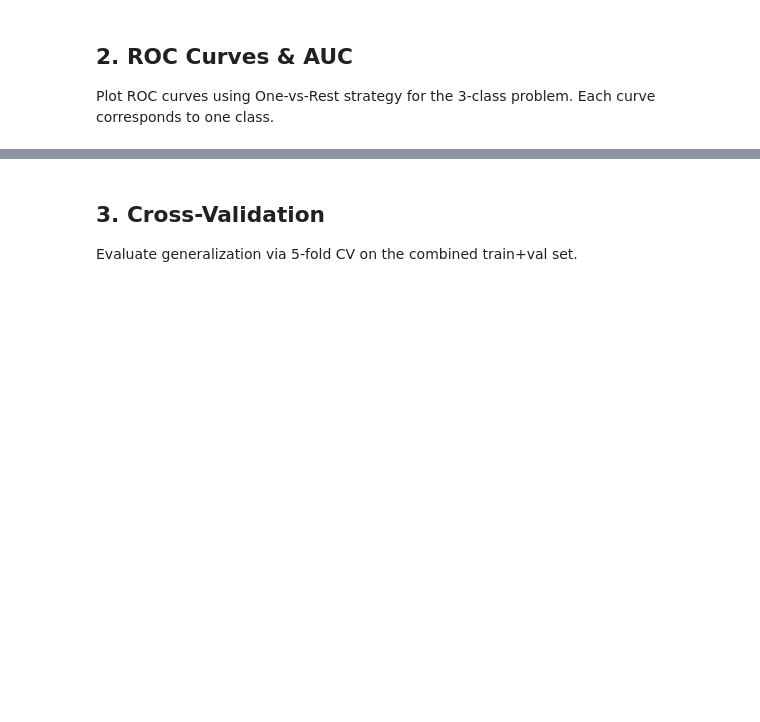
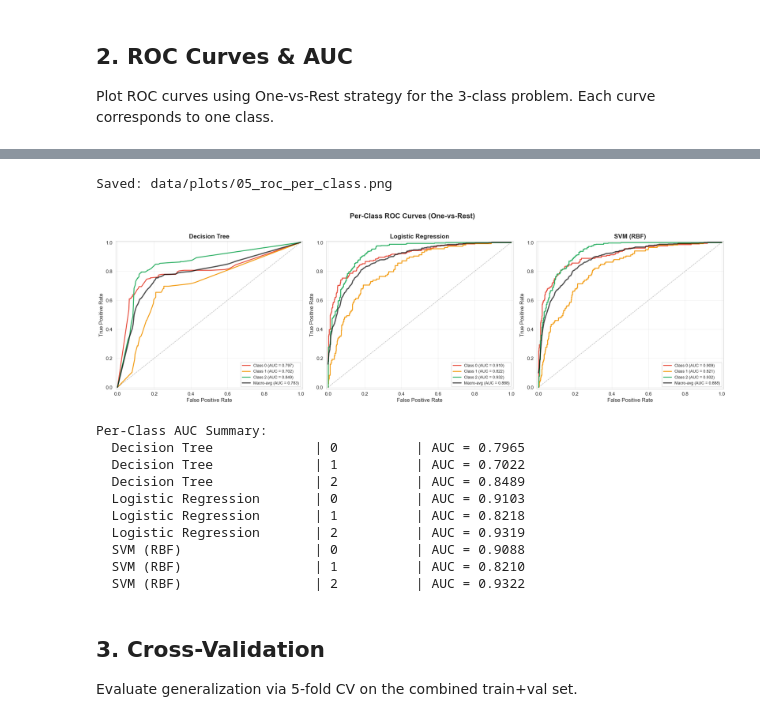
Before and after one commit to pheonix2006/dsaa2011_machine_learning, a Jupyter notebook: notebooks/05_model_evaluation.ipynb, the cells around one changed output, grey strips where cells are left out. Cells and saved outputs as stored; diff of their text form; code cells hidden in the pictures; blank space fills up the shorter version.

```diff
--- a/notebooks/05_model_evaluation.ipynb
+++ b/notebooks/05_model_evaluation.ipynb
@@ -180,3 +180,63 @@ Saved AUC values to /media/appleblue17/E/vscode/Assignments/2026Spring/ML/2026.0
+# %%
+# Per-class (One-vs-Rest) ROC curves
+# Reuse y_test_bin from previous cell
+fig, axes = plt.subplots(1, 3, figsize=(20, 6))
+palette = ["#e74c3c", "#f39c12", "#27ae60"]
+
+per_class_auc_records = []
+
+for ax, (name, model) in zip(axes, models.items()):
+    y_score = (model.predict_proba(X_test.values) if hasattr(model, "predict_proba")
+               else model.decision_function(X_test.values))
+
+    for i, cls in enumerate(classes):
+        fpr_i, tpr_i, _ = roc_curve(y_test_bin[:, i], y_score[:, i])
+        auc_i = auc(fpr_i, tpr_i)
+        ax.plot(fpr_i, tpr_i, color=palette[i], linewidth=2,
+                label=f"Class {cls} (AUC = {auc_i:.3f})")
+        per_class_auc_records.append({"model": name, "class": str(cls), "auc": float(auc_i)})
+
+    # Macro-average
+    mean_fpr = np.linspace(0, 1, 200)
+    tprs = [np.interp(mean_fpr, *roc_curve(y_test_bin[:, i], y_score[:, i])[:2])
+            for i in range(len(classes))]
+    mean_tpr = np.mean(tprs, axis=0)
+    macro_auc_val = auc(mean_fpr, mean_tpr)
+    ax.plot(mean_fpr, mean_tpr, "k-", linewidth=2.5, alpha=0.7,
+            label=f"Macro-avg (AUC = {macro_auc_val:.3f})")
+    ax.plot([0, 1], [0, 1], "k--", alpha=0.3, linewidth=1)
+
+    ax.set_xlabel("False Positive Rate", fontsize=12)
+    ax.set_ylabel("True Positive Rate", fontsize=12)
+    ax.set_title(f"{name}", fontsize=14, fontweight="bold")
+    ax.legend(fontsize=9, loc="lower right")
+    ax.set_xlim([-0.01, 1.01])
+    ax.set_ylim([-0.01, 1.01])
+    ax.grid(True, alpha=0.3)
+
+plt.suptitle("Per-Class ROC Curves (One-vs-Rest)", fontsize=16, fontweight="bold", y=1.02)
+plt.tight_layout()
+plt.savefig(os.path.join(PLOT_DIR, "05_roc_per_class.png"), dpi=200, bbox_inches="tight", facecolor="white")
+print("Saved: data/plots/05_roc_per_class.png")
+plt.show()
+
+# Per-class AUC summary
+print("\nPer-Class AUC Summary:")
+for rec in per_class_auc_records:
+    print(f"  {rec['model']:25s} | {rec['class']:10s} | AUC = {rec['auc']:.4f}")
+# %% [output]
+Saved: data/plots/05_roc_per_class.png
+[figure, added]
+Per-Class AUC Summary:
+  Decision Tree             | 0          | AUC = 0.7965
+  Decision Tree             | 1          | AUC = 0.7022
+  Decision Tree             | 2          | AUC = 0.8489
+  Logistic Regression       | 0          | AUC = 0.9103
+  Logistic Regression       | 1          | AUC = 0.8218
+  Logistic Regression       | 2          | AUC = 0.9319
+  SVM (RBF)                 | 0          | AUC = 0.9088
+  SVM (RBF)                 | 1          | AUC = 0.8210
+  SVM (RBF)                 | 2          | AUC = 0.9322
 # %% [markdown]
 ## 3. Cross-Validation
 Evaluate generalization via 5-fold CV on the combined train+val set.
```
Also changed, not shown: parts of 7 cells of this notebook, 55 other files.
